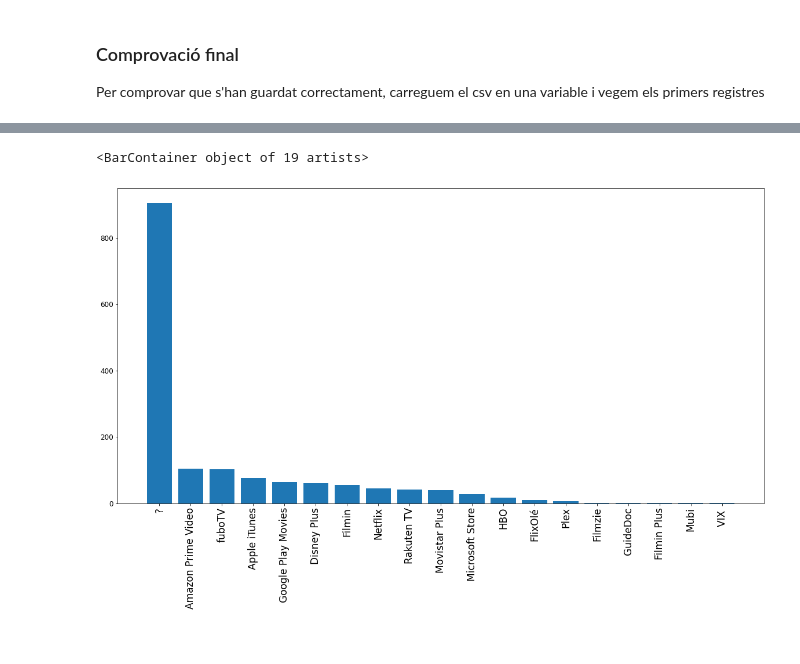
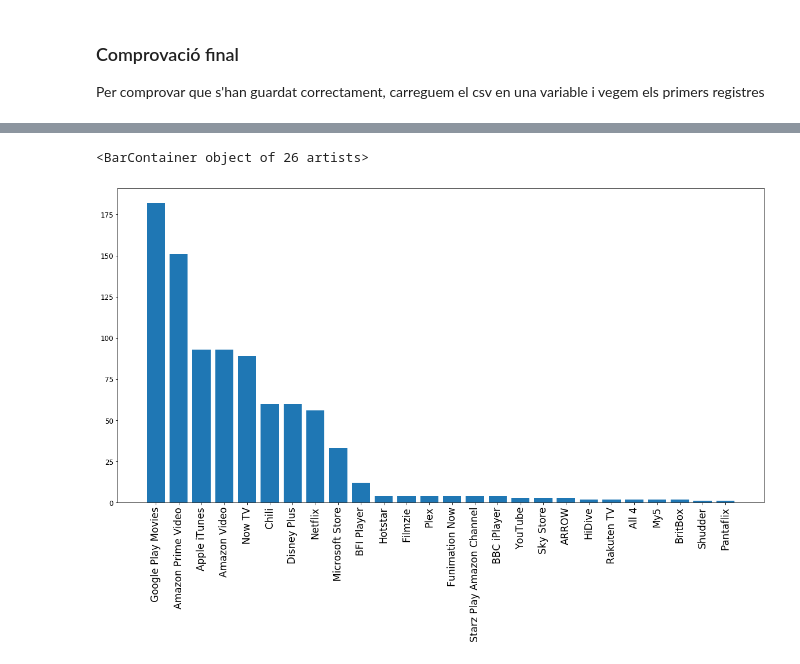
Before and after one commit to AaronPuche/pra1-web-scraping, a Jupyter notebook: Obtenir dataset pelicules.ipynb, the cells around one changed output, grey strips where cells are left out. Cells and saved outputs as stored; diff of their text form; code cells hidden in the pictures.

```diff
--- a/Obtenir dataset pelicules.ipynb
+++ b/Obtenir dataset pelicules.ipynb
@@ -358,12 +354,12 @@ df_movies.shape[0]
 # %%
 params = {'xtick.labelsize': 17, 'ytick.labelsize': 12}
 mpl.rcParams.update(params)
 
-servicios_streaming = pd.value_counts(df_movies["Streaming"])
+servicios_streaming = pd.value_counts(df_movies[df_movies["Streaming"] != "?"]['Streaming'])
 
 plt.figure(figsize=(20,10))
 plt.xticks(rotation=90)
 plt.bar(servicios_streaming.index, servicios_streaming)
 # %% [output]
-<BarContainer object of 19 artists>
+<BarContainer object of 26 artists>
-[figure, old version]
+[figure, new version]
```
Also changed, not shown: parts of 5 cells of this notebook, 6 other files.
